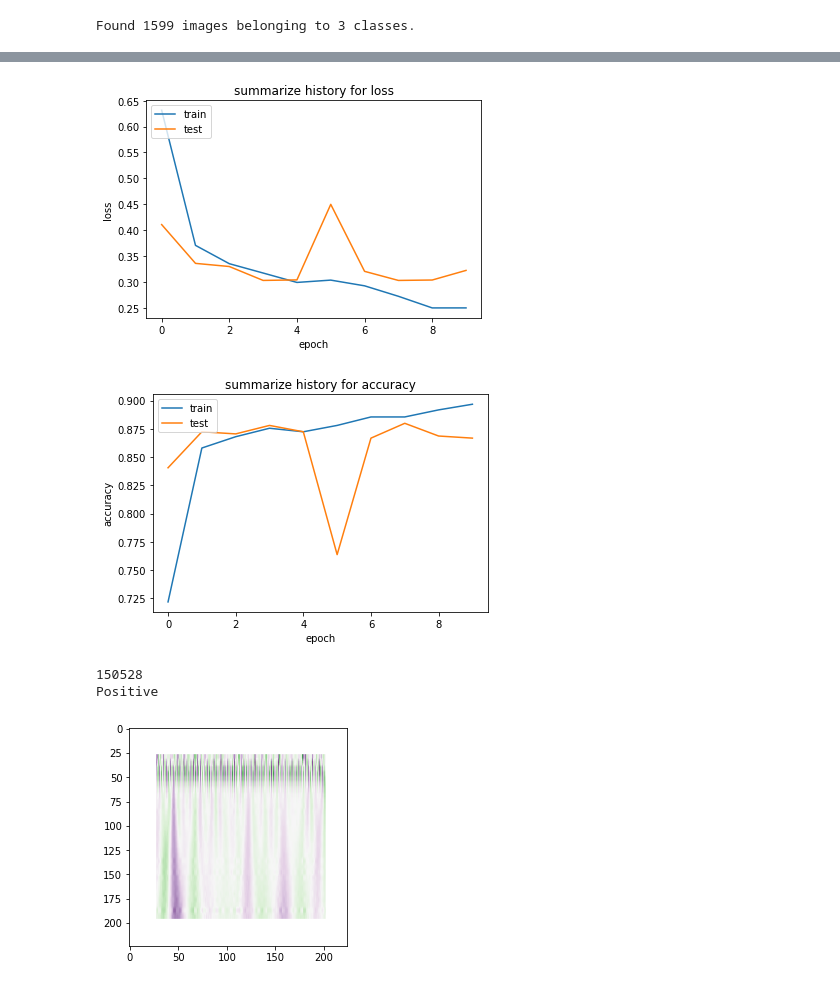
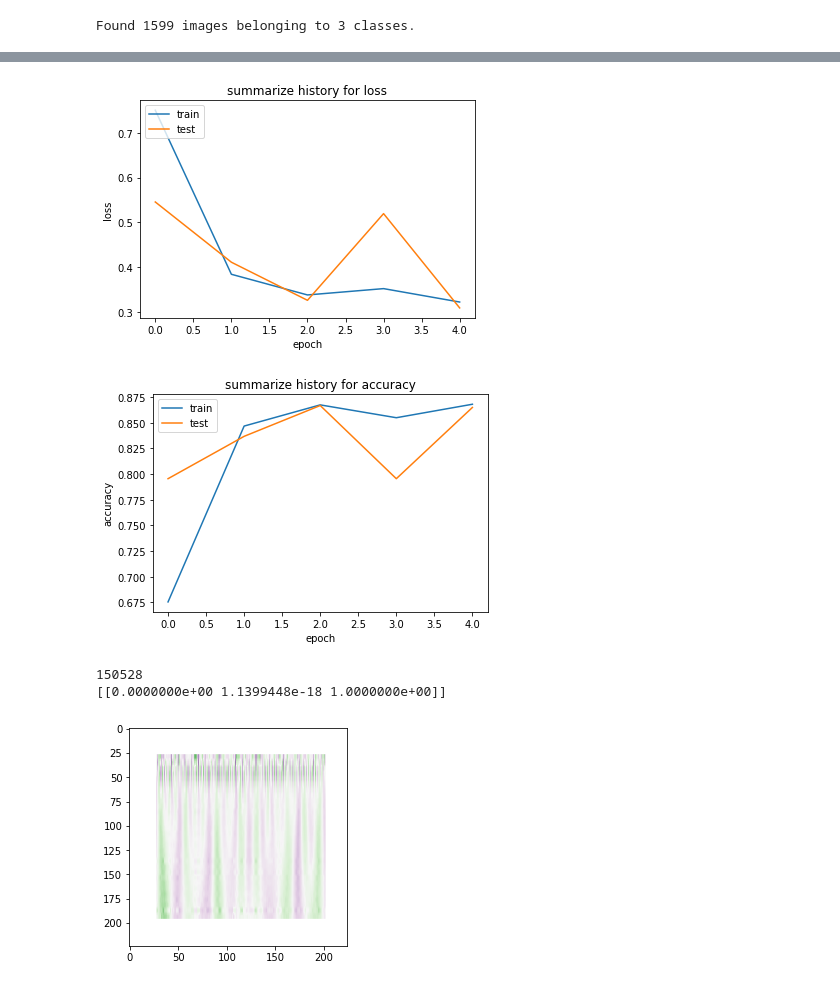
Before and after one commit to muhammadali122/Human-Emotion-Detection, a Jupyter notebook: VGG16.ipynb, the cells around one changed output, grey strips where cells are left out. Drawn from its saved outputs; the diff is of its cells as text; code cells hidden in the pictures.

```diff
--- a/VGG16.ipynb
+++ b/VGG16.ipynb
@@ -19,7 +21,7 @@ test_path = '/content/drive/MyDrive/FYP Project/dataset/test'
 IMAGE_SIZE = [224, 224]
 
 # Set the batch size
-BATCH_SIZE = 32
+BATCH_SIZE = 20
 NUM_EPOCHS = 5
 LEARNING_RATE = 0.0001
 NUM_CLASSES = 3
@@ -122,7 +120,7 @@ model.compile(
 history = model.fit(
   training_set,
   validation_data=test_set,
-  epochs=10,
+  epochs=5,
   steps_per_epoch=len(training_set),
   validation_steps=len(test_set)
 )
@@ -206,7 +194,7 @@ plt.xlabel('epoch')
 plt.legend(['train', 'test'], loc='upper left')
 plt.show()
 # %% [output]
-[figure, old version]
+[figure, new version]
 # %%
 # summarize history for accuracy
 
@@ -218,23 +206,19 @@ plt.xlabel('epoch')
 plt.legend(['train', 'test'], loc='upper left')
 plt.show()
 # %% [output]
-[figure, old version]
+[figure, new version]
 # %%
 from keras.preprocessing import image
-dir = '/content/drive/MyDrive/FYP Project/dataset/test/NEUTRAL/image_223.png'
+dir = '/content/drive/MyDrive/FYP Project/dataset/train/POSITIVE/image_1427.png'
 img = image.load_img(dir,target_size=(224,224))
 img = np.asarray(img)
 plt.imshow(img)
 img = np.expand_dims(img, axis=0)
 print(img.size)
 output = model.predict(img)
 output = np.argmax(output,axis=1)
-if(output==1)
-{
-
-}
 print (output)
 # %% [output]
 150528
-Positive
+[[0.0000000e+00 1.1399448e-18 1.0000000e+00]]
-[figure, old version]
+[figure, new version]
```
Also changed, not shown: parts of 7 cells of this notebook.
